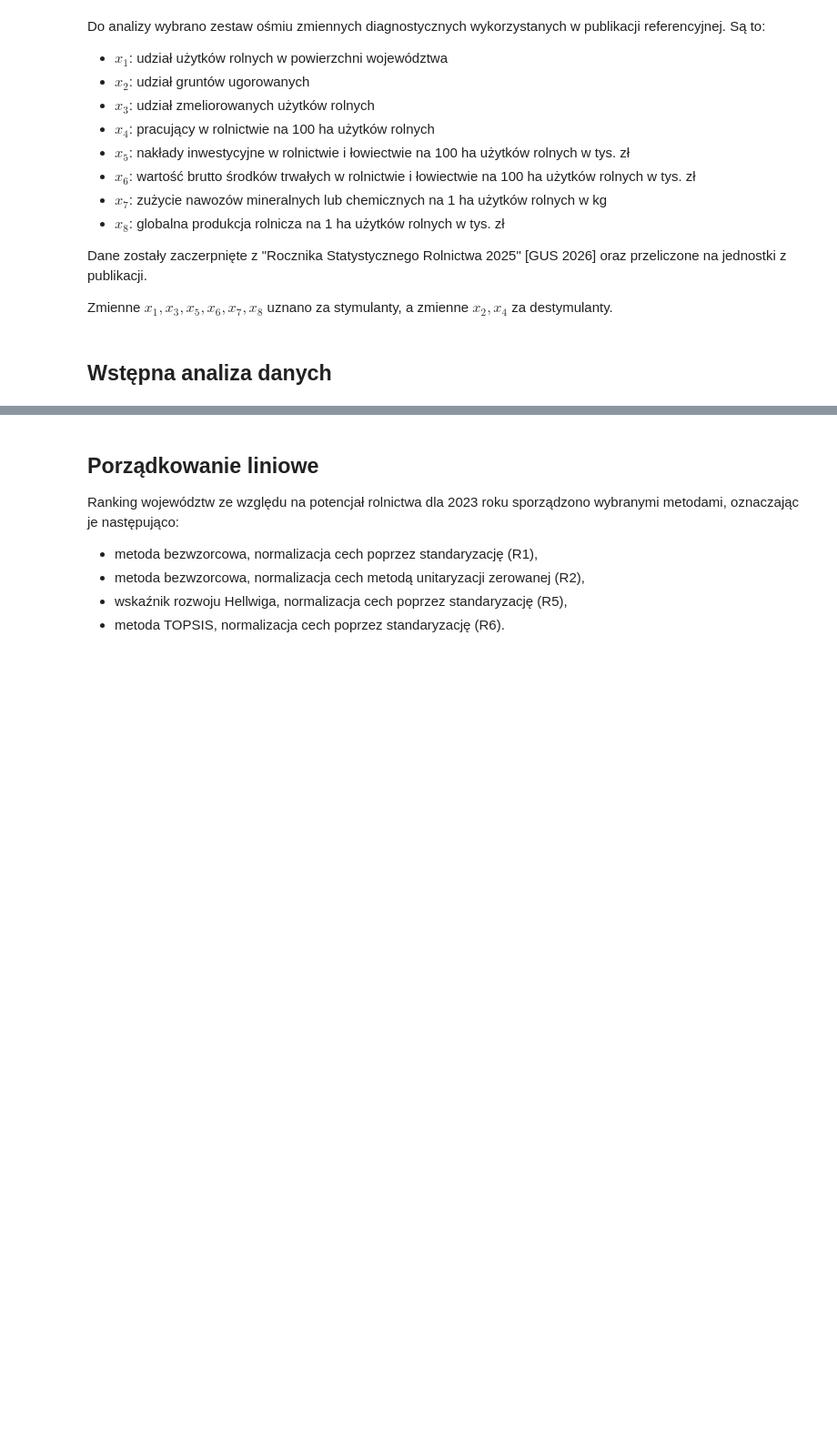
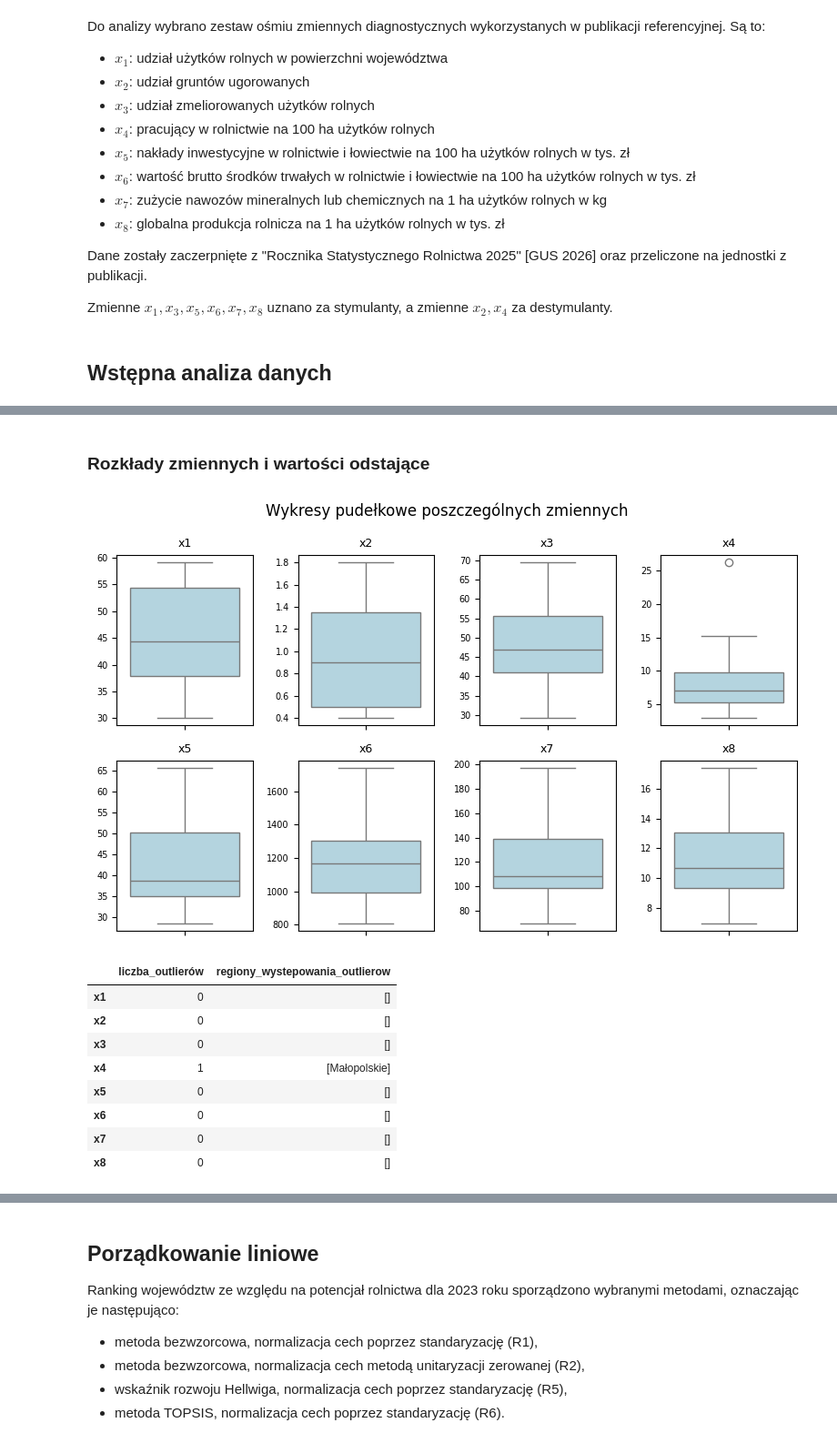
Before and after one commit to pawszu908/sad-project-1, a Jupyter notebook: Analiza.ipynb, the cells around one changed output, grey strips where cells are left out. Shown at 91% size. Drawn from its saved outputs; the diff is of its cells as text; code cells hidden in the pictures; blank space fills up the shorter version.

```diff
--- a/Analiza.ipynb
+++ b/Analiza.ipynb
@@ -34,0 +170,16 @@ all_vars = ["x1", "x2", "x3", "x4", "x5", "x6", "x7", "x8"]
+# %% [markdown]
+### Rozkłady zmiennych i wartości odstające
+# %%
+eda.box_plots(df, ['x1', 'x2', 'x3', 'x4', 'x5', 'x6', 'x7', 'x8'])
+eda.outliers(df, ['x1', 'x2', 'x3', 'x4', 'x5', 'x6', 'x7', 'x8'])
+# %% [output]
+[figure, added]
+|  | liczba_outlierów | regiony_wystepowania_outlierow |
+| x1 | 0 | [] |
+| x2 | 0 | [] |
+| x3 | 0 | [] |
+| x4 | 1 | [Małopolskie] |
+| x5 | 0 | [] |
+| x6 | 0 | [] |
+| x7 | 0 | [] |
+| x8 | 0 | [] |
```
Also changed, not shown: parts of 20 cells of this notebook, 5 other files.
